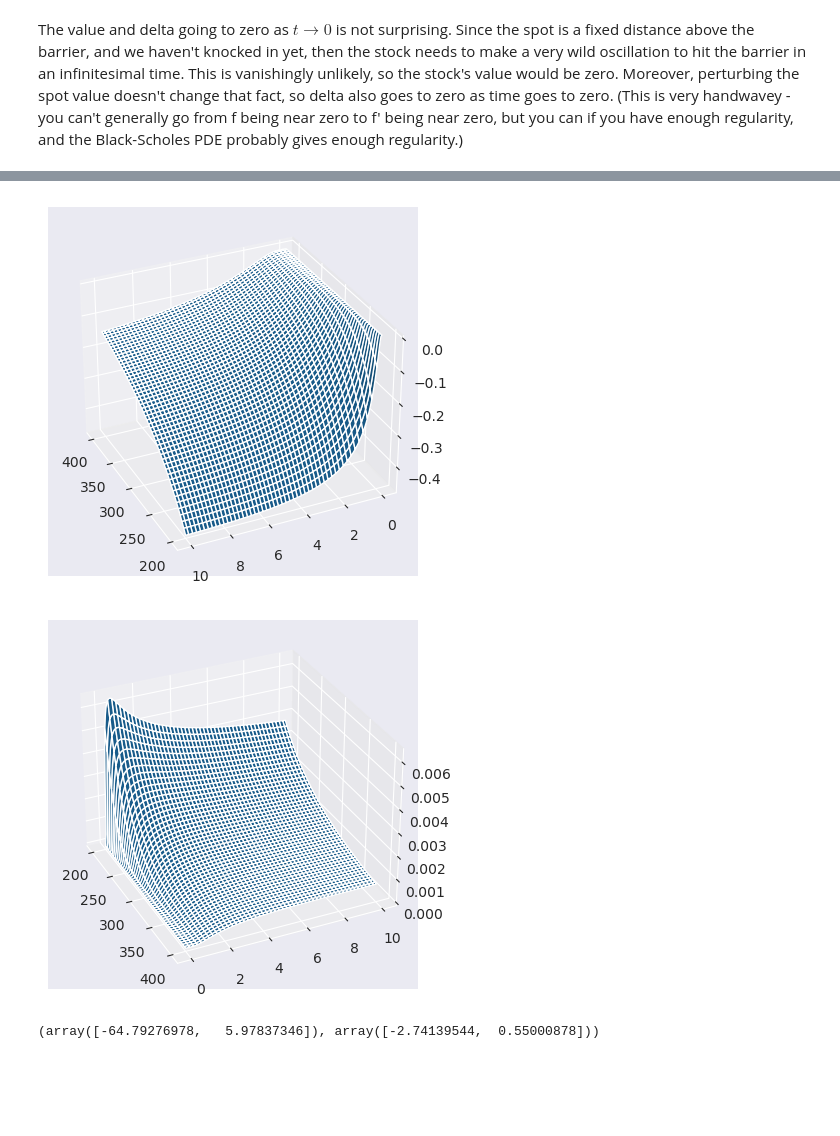
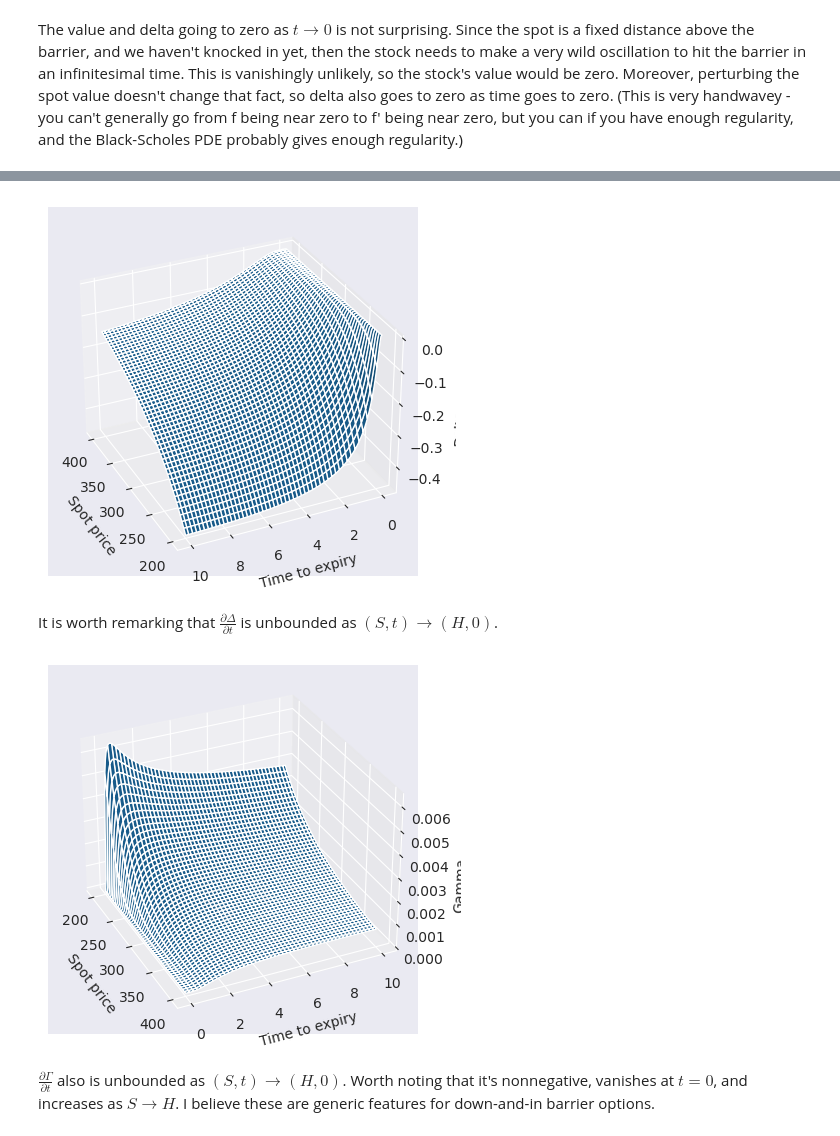
Before and after one commit to KaarelKurik/erdos-project, a Jupyter notebook: Project.ipynb, the cells around one changed output, grey strips where cells are left out. Saved outputs shown, nothing was run; the diff lists cells and outputs as text; code cells hidden in the pictures; blank space fills up the shorter version.

```diff
--- a/Project.ipynb
+++ b/Project.ipynb
@@ -472,27 +470,37 @@ fig = plt.figure()
 ax = fig.add_subplot(111, projection='3d')
 ax.view_init(azim=155, elev=30)
 ax.plot_surface(xs, ys, cbv)
+ax.set_xlabel('Spot price')
+ax.set_ylabel('Time to expiry')
+ax.set_zlabel('Delta')
 plt.show()
 # %% [output]
-[figure, old version]
+[figure, new version]
+# %% [markdown]
+It is worth remarking that $\frac{\partial \Delta}{\partial t}$ is unbounded as $(S,t) \to (H,0)$.
 # %%
 # Plot of gamma against varying spot and maturity
 S0s = np.linspace(200, 400, 200)
 K = 250
 m_steps = 252
 H = 200
 ts = np.linspace(0.001, 10, 200)
 xs, ys = np.meshgrid(S0s, ts)
 cbv = bs_call_di_corrected_gamma(xs, K, H, sigma, ys, r, m_steps*ys)
 
 
 fig = plt.figure()
 ax = fig.add_subplot(111, projection='3d')
 ax.view_init(azim=-25, elev=30)
 ax.plot_surface(xs, ys, cbv.df)
+ax.set_xlabel('Spot price')
+ax.set_ylabel('Time to expiry')
+ax.set_zlabel('Gamma')
 plt.show()
 # %% [output]
-[figure, old version]
+[figure, new version]
+# %% [markdown]
+$\frac{\partial \Gamma}{\partial t}$ also is unbounded as $(S,t) \to (H, 0)$. Worth noting that it's nonnegative, vanishes at $t=0$, and increases as $S \to H$. I believe these are generic features for down-and-in barrier options.
 # %%
 # Trying out delta hedging
 S0 = 250
@@ -500,7 +508,7 @@ sigma = .4
 mu = .08
 t = 1
 r = .035
-n_sims = 2
+n_sims = 20000
 n_steps = 252*t
 dt = 1/252
 H = 200
@@ -532,7 +540,3 @@ initial_option_price = bs_call_di_corrected(S0, K, H, sigma, t, r, n_steps)
 hedged_pnl = initial_option_price + profit_from_holding - discounted_payoff
 
 unhedged_pnl = initial_option_price - discounted_payoff
-
-(unhedged_pnl, hedged_pnl)
-# %% [output]
-(array([-64.79276978,   5.97837346]), array([-2.74139544,  0.55000878]))
```
Also changed, not shown: parts of 7 cells of this notebook.
